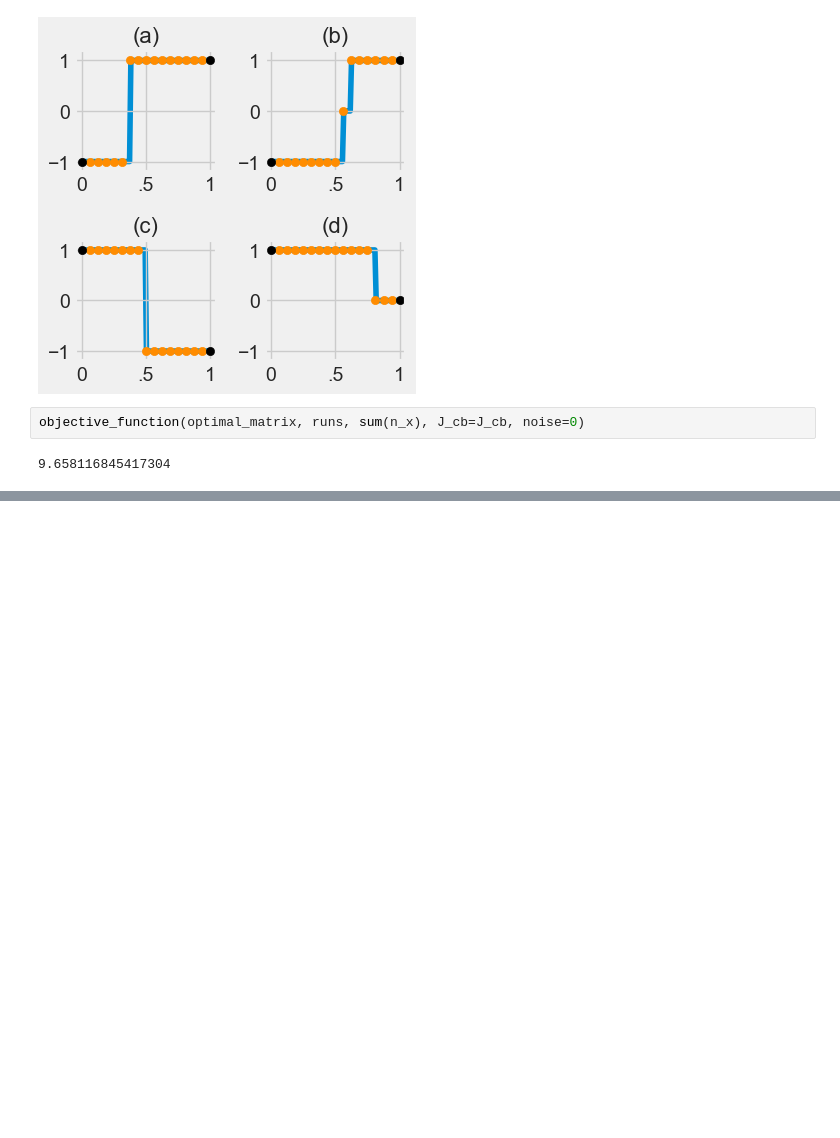
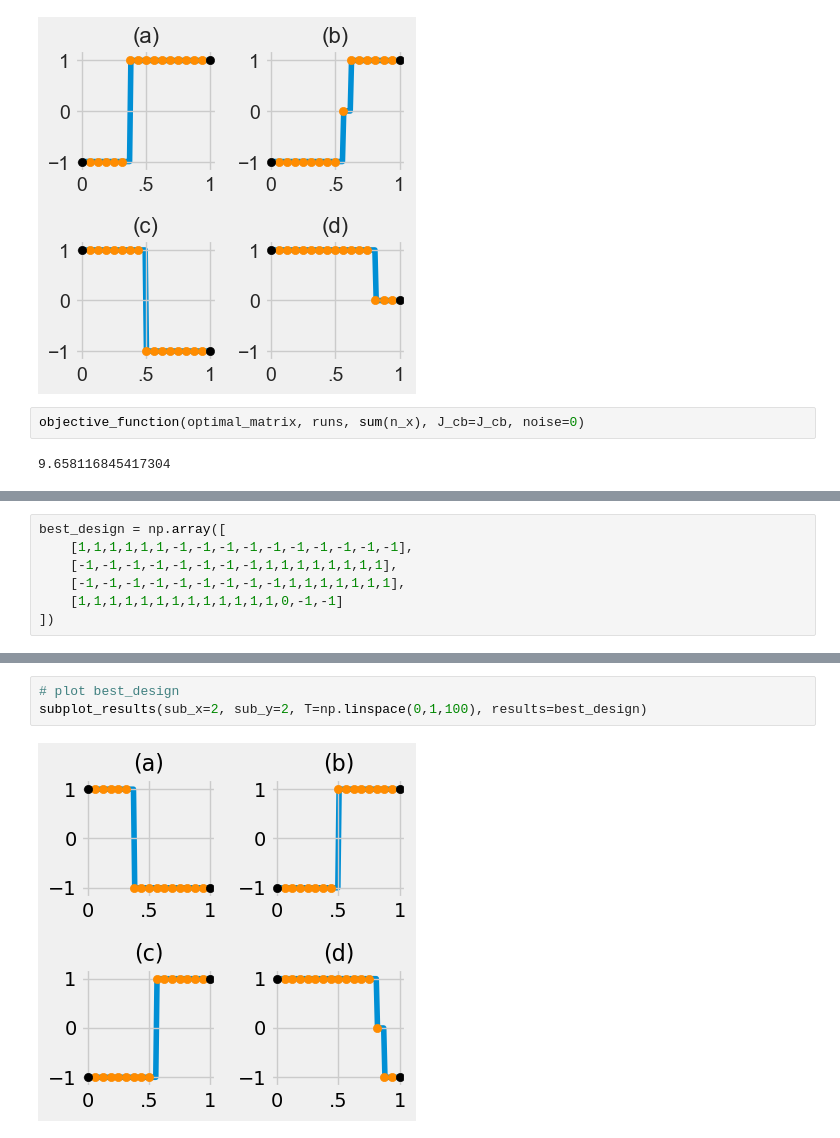
Before and after one commit to TedOiler/dexpy, a Jupyter notebook: v2/autoencoder_test.ipynb, the cells around one changed output, grey strips where cells are left out. Drawn from its saved outputs; the diff is of its cells as text; blank space fills up the shorter version.

```diff
--- a/v2/autoencoder_test.ipynb
+++ b/v2/autoencoder_test.ipynb
@@ -446,0 +574,7 @@ objective_function(optimal_matrix, runs, sum(n_x), J_cb=J_cb, noise=0)
+# %%
+best_design = np.array([
+    [1,1,1,1,1,1,-1,-1,-1,-1,-1,-1,-1,-1,-1,-1],
+    [-1,-1,-1,-1,-1,-1,-1,-1,1,1,1,1,1,1,1,1],
+    [-1,-1,-1,-1,-1,-1,-1,-1,-1,1,1,1,1,1,1,1],
+    [1,1,1,1,1,1,1,1,1,1,1,1,1,0,-1,-1]
+])
@@ -446,0 +592,5 @@ objective_function(optimal_matrix, runs, sum(n_x), J_cb=J_cb, noise=0)
+# %%
+# plot best_design
+subplot_results(sub_x=2, sub_y=2, T=np.linspace(0,1,100), results=best_design)
+# %% [output]
+[figure, added]
```
Also changed, not shown: parts of 13 cells of this notebook, 7 other files.
